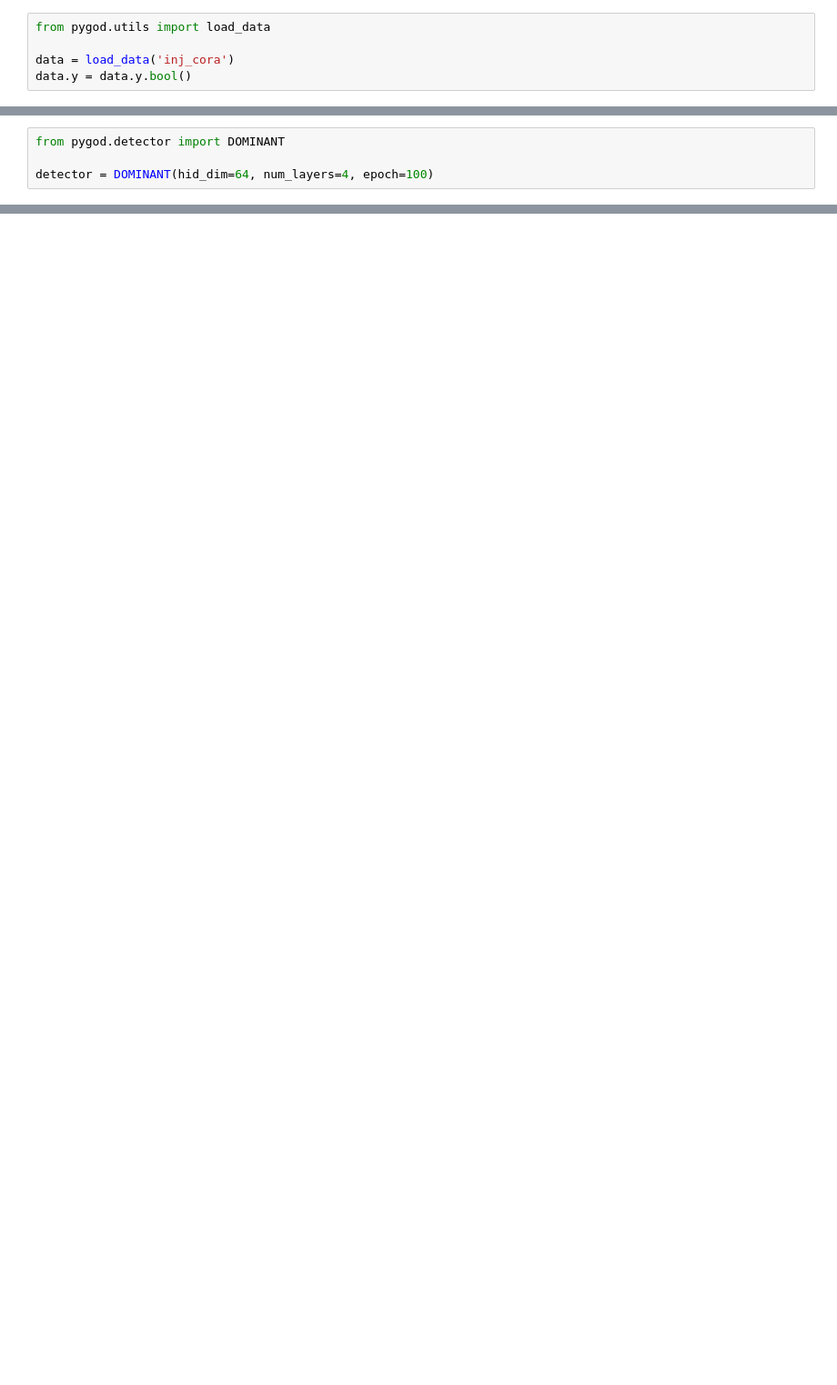
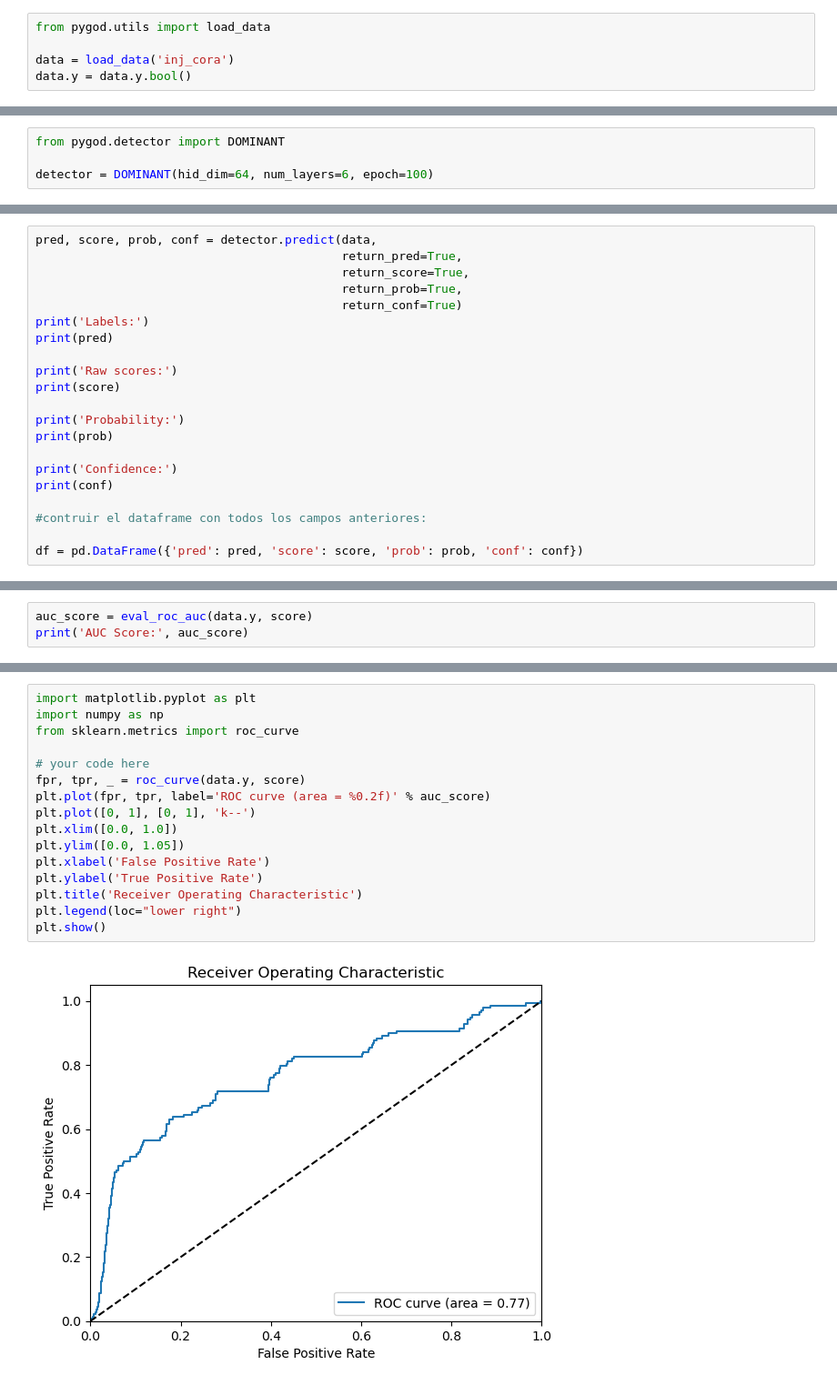
Before and after one commit to jemarle/graph_convolutional_networks, a Jupyter notebook: prueba02.ipynb, the cells around one changed output, grey strips where cells are left out. Shown at 91% size. Saved outputs shown, nothing was run; the diff lists cells and outputs as text; blank space fills up the shorter version.

Commit message:
dominant algoritmo

```diff
--- a/prueba02.ipynb
+++ b/prueba02.ipynb
@@ -18,4 +38,4 @@ data.y = data.y.bool()
 # %%
 from pygod.detector import DOMINANT
 
-detector = DOMINANT(hid_dim=64, num_layers=4, epoch=100)
+detector = DOMINANT(hid_dim=64, num_layers=6, epoch=100)
@@ -36,0 +55,21 @@ ImportError: 'NeighborSampler' requires either 'pyg-lib' or 'torch-sparse'
+# %%
+pred, score, prob, conf = detector.predict(data,
+                                           return_pred=True,
+                                           return_score=True,
+                                           return_prob=True,
+                                           return_conf=True)
+print('Labels:')
+print(pred)
+
+print('Raw scores:')
+print(score)
+
+print('Probability:')
+print(prob)
+
+print('Confidence:')
+print(conf)
+
+#contruir el dataframe con todos los campos anteriores:
+
+df = pd.DataFrame({'pred': pred, 'score': score, 'prob': prob, 'conf': conf})
@@ -36,0 +97,3 @@ ImportError: 'NeighborSampler' requires either 'pyg-lib' or 'torch-sparse'
+# %%
+auc_score = eval_roc_auc(data.y, score)
+print('AUC Score:', auc_score)
@@ -36,0 +102,18 @@ ImportError: 'NeighborSampler' requires either 'pyg-lib' or 'torch-sparse'
+# %%
+import matplotlib.pyplot as plt
+import numpy as np
+from sklearn.metrics import roc_curve
+
+# your code here
+fpr, tpr, _ = roc_curve(data.y, score)
+plt.plot(fpr, tpr, label='ROC curve (area = %0.2f)' % auc_score)
+plt.plot([0, 1], [0, 1], 'k--')
+plt.xlim([0.0, 1.0])
+plt.ylim([0.0, 1.05])
+plt.xlabel('False Positive Rate')
+plt.ylabel('True Positive Rate')
+plt.title('Receiver Operating Characteristic')
+plt.legend(loc="lower right")
+plt.show()
+# %% [output]
+[figure, added]
```
Also changed, not shown: parts of 23 cells of this notebook.
